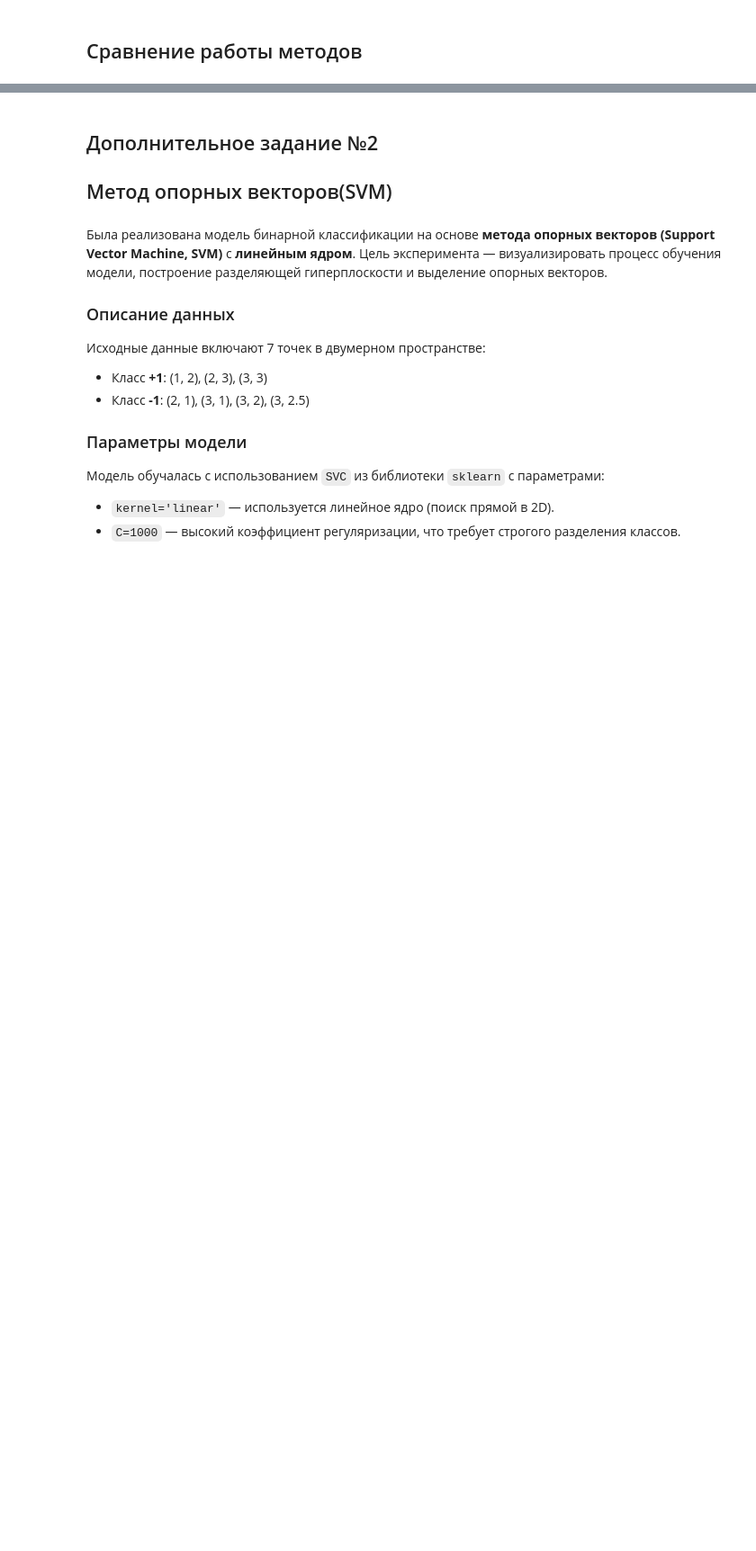
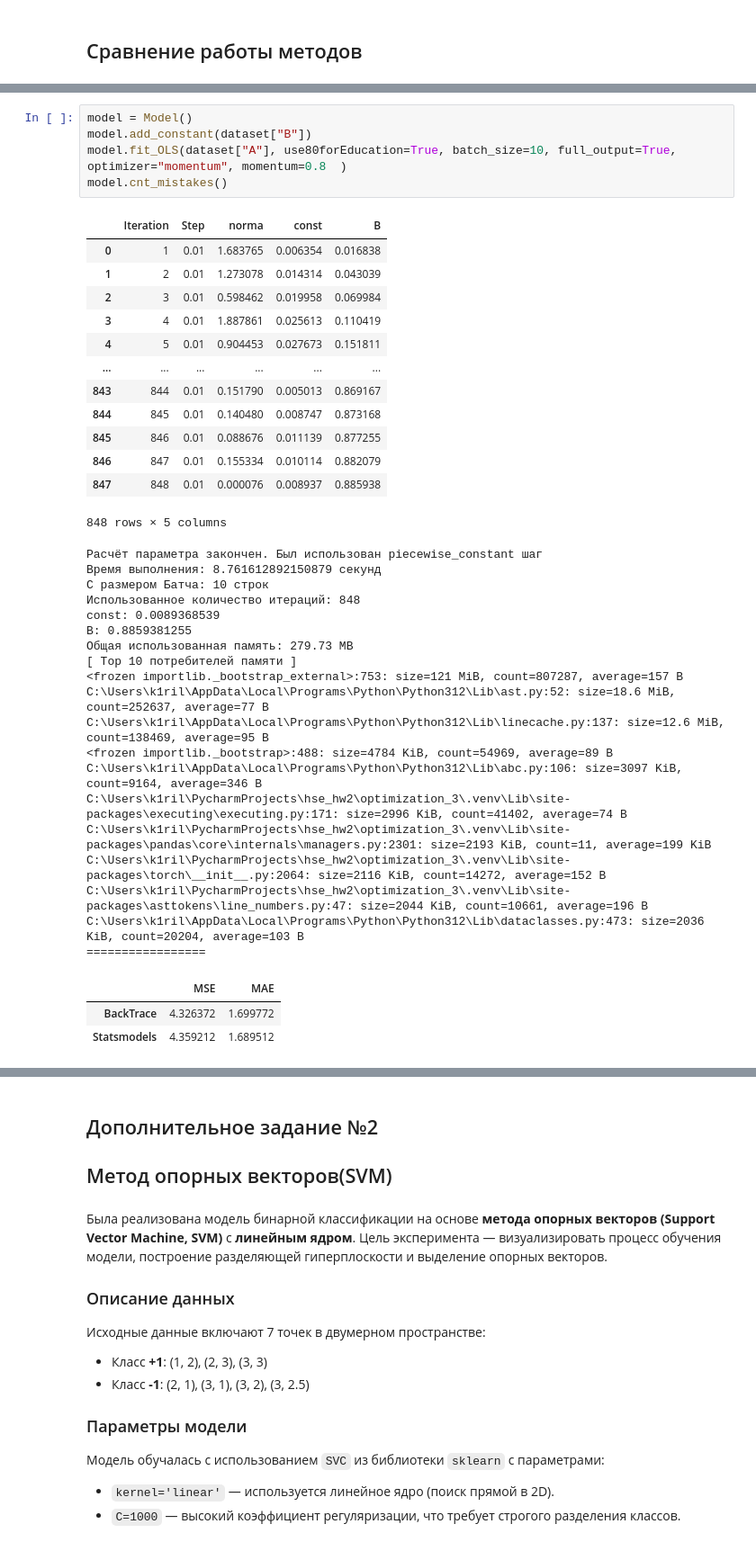
Before and after one commit to rgctlln/optimization_3, a Jupyter notebook: lab_report.ipynb, the cells around one changed output, grey strips where cells are left out. Shown at 90% size. Saved outputs shown, nothing was run; the diff lists cells and outputs as text; blank space fills up the shorter version.

```diff
--- a/lab_report.ipynb
+++ b/lab_report.ipynb
@@ -286,0 +586,41 @@ plt.show()
+# %%
+model = Model()
+model.add_constant(dataset["B"])
+model.fit_OLS(dataset["A"], use80forEducation=True, batch_size=10, full_output=True, optimizer="momentum", momentum=0.8  )
+model.cnt_mistakes()
+# %% [output]
+|  | Iteration | Step | norma | const | B |
+| 0 | 1 | 0.01 | 1.683765 | 0.006354 | 0.016838 |
+| 1 | 2 | 0.01 | 1.273078 | 0.014314 | 0.043039 |
+| 2 | 3 | 0.01 | 0.598462 | 0.019958 | 0.069984 |
+| 3 | 4 | 0.01 | 1.887861 | 0.025613 | 0.110419 |
+| 4 | 5 | 0.01 | 0.904453 | 0.027673 | 0.151811 |
+| ... | ... | ... | ... | ... | ... |
+| 843 | 844 | 0.01 | 0.151790 | 0.005013 | 0.869167 |
+| 844 | 845 | 0.01 | 0.140480 | 0.008747 | 0.873168 |
+| 845 | 846 | 0.01 | 0.088676 | 0.011139 | 0.877255 |
+| 846 | 847 | 0.01 | 0.155334 | 0.010114 | 0.882079 |
+| 847 | 848 | 0.01 | 0.000076 | 0.008937 | 0.885938 |
+848 rows × 5 columns
+Расчёт параметра закончен. Был использован piecewise_constant шаг
+Время выполнения: 8.761612892150879 секунд
+С размером Батча: 10 строк
+Использованное количество итераций: 848
+const: 0.0089368539
+B: 0.8859381255
+Общая использованная память: 279.73 MB
+[ Top 10 потребителей памяти ]
+<frozen importlib._bootstrap_external>:753: size=121 MiB, count=807287, average=157 B
+C:\Users\k1ril\AppData\Local\Programs\Python\Python312\Lib\ast.py:52: size=18.6 MiB, count=252637, average=77 B
+C:\Users\k1ril\AppData\Local\Programs\Python\Python312\Lib\linecache.py:137: size=12.6 MiB, count=138469, average=95 B
+<frozen importlib._bootstrap>:488: size=4784 KiB, count=54969, average=89 B
+C:\Users\k1ril\AppData\Local\Programs\Python\Python312\Lib\abc.py:106: size=3097 KiB, count=9164, average=346 B
+C:\Users\k1ril\PycharmProjects\hse_hw2\optimization_3\.venv\Lib\site-packages\executing\executing.py:171: size=2996 KiB, count=41402, average=74 B
+C:\Users\k1ril\PycharmProjects\hse_hw2\optimization_3\.venv\Lib\site-packages\pandas\core\internals\managers.py:2301: size=2193 KiB, count=11, average=199 KiB
+C:\Users\k1ril\PycharmProjects\hse_hw2\optimization_3\.venv\Lib\site-packages\torch\__init__.py:2064: size=2116 KiB, count=14272, average=152 B
+C:\Users\k1ril\PycharmProjects\hse_hw2\optimization_3\.venv\Lib\site-packages\asttokens\line_numbers.py:47: size=2044 KiB, count=10661, average=196 B
+C:\Users\k1ril\AppData\Local\Programs\Python\Python312\Lib\dataclasses.py:473: size=2036 KiB, count=20204, average=103 B
+=================
+|  | MSE | MAE |
+| BackTrace | 4.326372 | 1.699772 |
+| Statsmodels | 4.359212 | 1.689512 |
```
Also changed, not shown: parts of 21 cells of this notebook, 1 other file.
